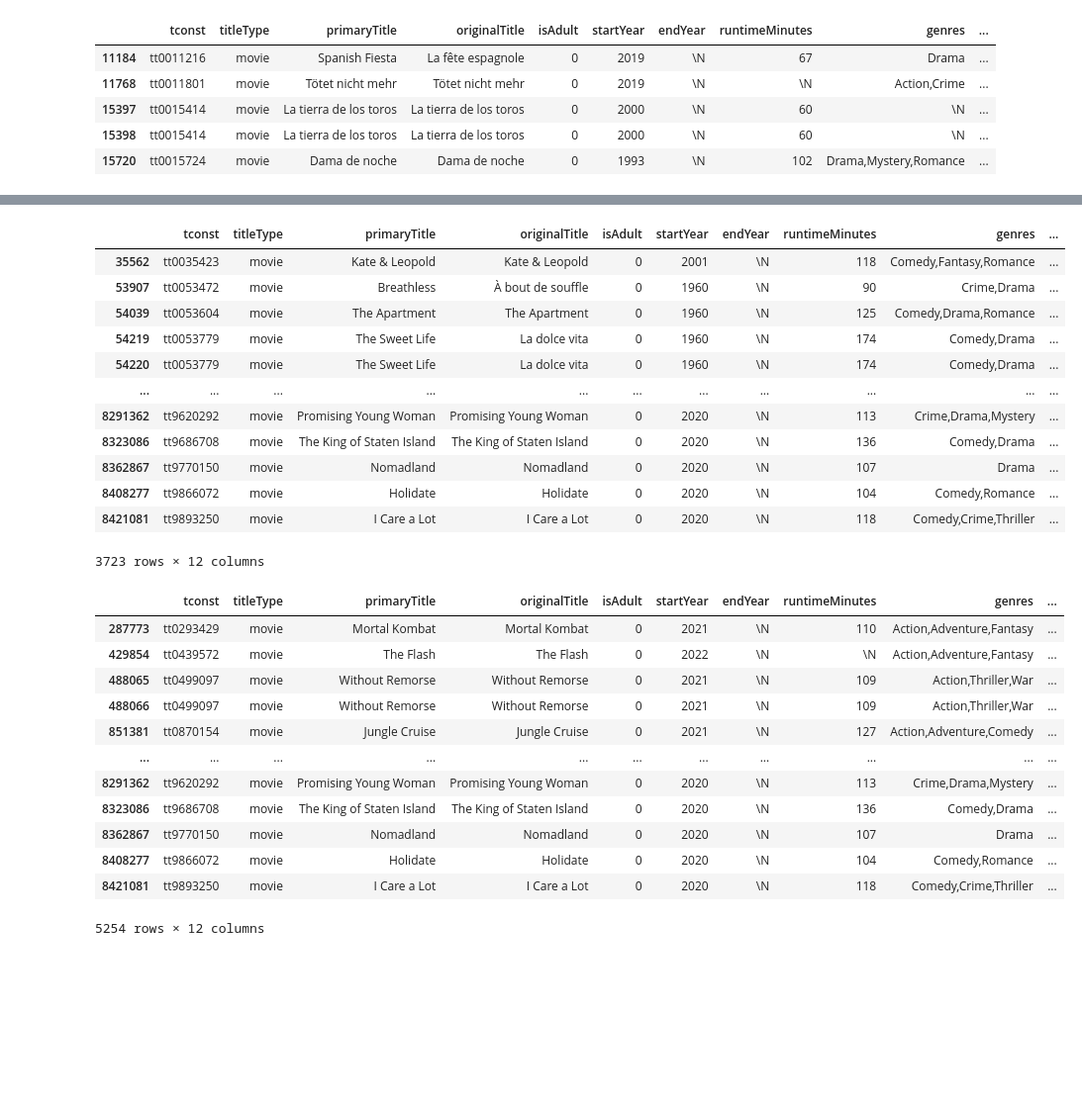
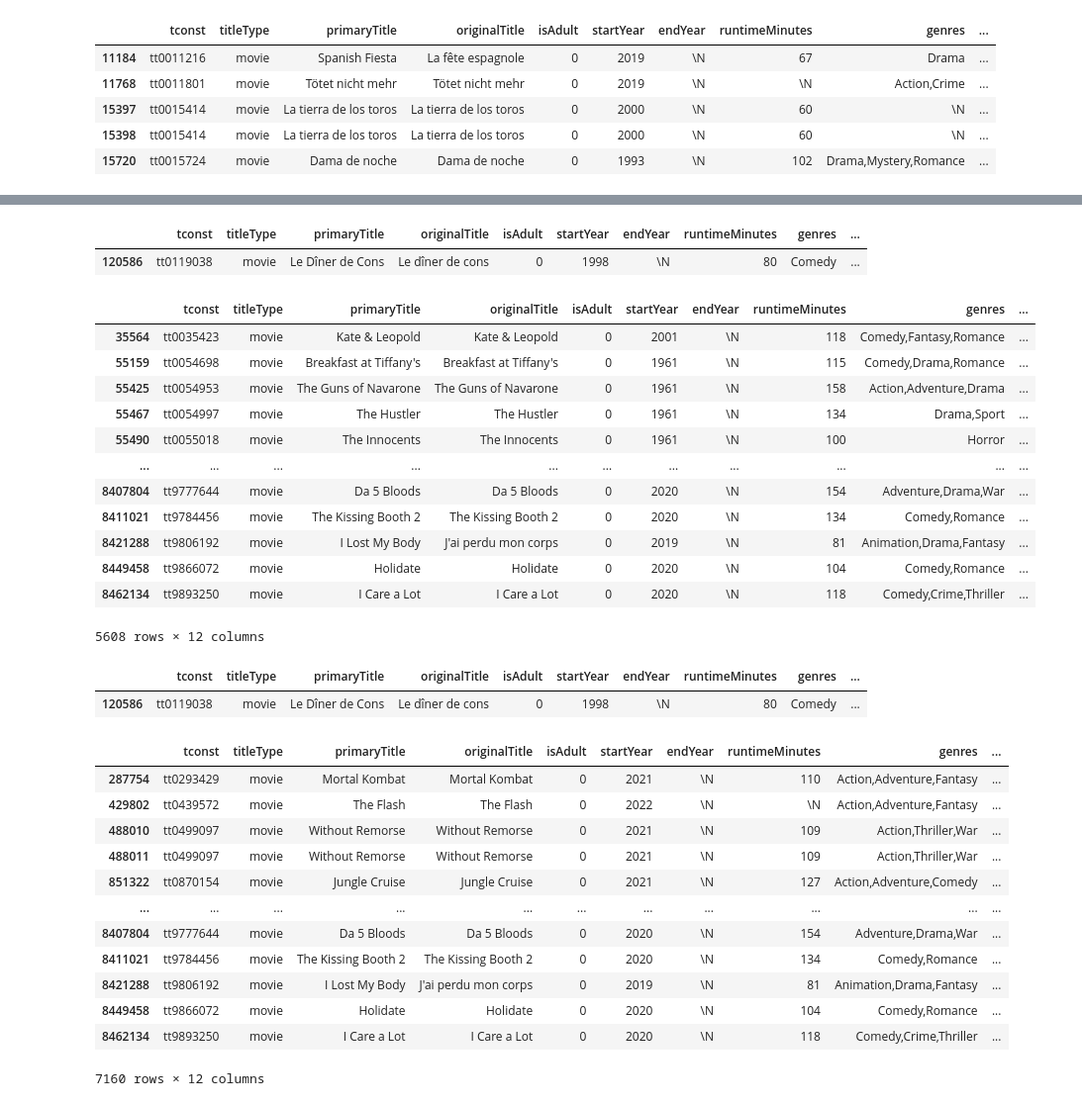
Before and after one commit to BerengerQueune/ABC-Data, a Jupyter notebook: Berenger/Database_projet/dataset_projet.ipynb, the cells around one changed output, grey strips where cells are left out. Shown at 99% size. Cells and saved outputs as stored; diff of their text form; code cells hidden in the pictures; blank space fills up the shorter version.

```diff
--- a/Berenger/Database_projet/dataset_projet.ipynb
+++ b/Berenger/Database_projet/dataset_projet.ipynb
@@ -181,39 +186,49 @@ df_2022_2021_2
+# %%
+NewDataFrame5.loc[NewDataFrame5['tconst'] == "tt0119038"]
+# %% [output]
+|  | tconst | titleType | primaryTitle | originalTitle | isAdult | startYear | endYear | runtimeMinutes | genres | ... |
+| 120586 | tt0119038 | movie | Le Dîner de Cons | Le dîner de cons | 0 | 1998 | \N | 80 | Comedy | ... |
 # %%
 
-NewDataFrame6 = NewDataFrame5.loc[(NewDataFrame5['startYear'] <= 2020) & (NewDataFrame5['numVotes'] >= 50000)]
+NewDataFrame6 = NewDataFrame5.loc[(NewDataFrame5['startYear'] <= 2020) & (NewDataFrame5['numVotes'] >= 25000)]
 NewDataFrame6
 # %% [output]
 |  | tconst | titleType | primaryTitle | originalTitle | isAdult | startYear | endYear | runtimeMinutes | genres | ... |
-| 35562 | tt0035423 | movie | Kate & Leopold | Kate & Leopold | 0 | 2001 | \N | 118 | Comedy,Fantasy,Romance | ... |
-| 53907 | tt0053472 | movie | Breathless | À bout de souffle | 0 | 1960 | \N | 90 | Crime,Drama | ... |
-| 54039 | tt0053604 | movie | The Apartment | The Apartment | 0 | 1960 | \N | 125 | Comedy,Drama,Romance | ... |
-| 54219 | tt0053779 | movie | The Sweet Life | La dolce vita | 0 | 1960 | \N | 174 | Comedy,Drama | ... |
-| 54220 | tt0053779 | movie | The Sweet Life | La dolce vita | 0 | 1960 | \N | 174 | Comedy,Drama | ... |
+| 35564 | tt0035423 | movie | Kate & Leopold | Kate & Leopold | 0 | 2001 | \N | 118 | Comedy,Fantasy,Romance | ... |
+| 55159 | tt0054698 | movie | Breakfast at Tiffany's | Breakfast at Tiffany's | 0 | 1961 | \N | 115 | Comedy,Drama,Romance | ... |
+| 55425 | tt0054953 | movie | The Guns of Navarone | The Guns of Navarone | 0 | 1961 | \N | 158 | Action,Adventure,Drama | ... |
+| 55467 | tt0054997 | movie | The Hustler | The Hustler | 0 | 1961 | \N | 134 | Drama,Sport | ... |
+| 55490 | tt0055018 | movie | The Innocents | The Innocents | 0 | 1961 | \N | 100 | Horror | ... |
 | ... | ... | ... | ... | ... | ... | ... | ... | ... | ... | ... |
-| 8291362 | tt9620292 | movie | Promising Young Woman | Promising Young Woman | 0 | 2020 | \N | 113 | Crime,Drama,Mystery | ... |
-| 8323086 | tt9686708 | movie | The King of Staten Island | The King of Staten Island | 0 | 2020 | \N | 136 | Comedy,Drama | ... |
-| 8362867 | tt9770150 | movie | Nomadland | Nomadland | 0 | 2020 | \N | 107 | Drama | ... |
-| 8408277 | tt9866072 | movie | Holidate | Holidate | 0 | 2020 | \N | 104 | Comedy,Romance | ... |
-| 8421081 | tt9893250 | movie | I Care a Lot | I Care a Lot | 0 | 2020 | \N | 118 | Comedy,Crime,Thriller | ... |
+| 8407804 | tt9777644 | movie | Da 5 Bloods | Da 5 Bloods | 0 | 2020 | \N | 154 | Adventure,Drama,War | ... |
+| 8411021 | tt9784456 | movie | The Kissing Booth 2 | The Kissing Booth 2 | 0 | 2020 | \N | 134 | Comedy,Romance | ... |
+| 8421288 | tt9806192 | movie | I Lost My Body | J'ai perdu mon corps | 0 | 2019 | \N | 81 | Animation,Drama,Fantasy | ... |
+| 8449458 | tt9866072 | movie | Holidate | Holidate | 0 | 2020 | \N | 104 | Comedy,Romance | ... |
+| 8462134 | tt9893250 | movie | I Care a Lot | I Care a Lot | 0 | 2020 | \N | 118 | Comedy,Crime,Thriller | ... |
-3723 rows × 12 columns
+5608 rows × 12 columns
+# %%
+NewDataFrame6.loc[NewDataFrame6['tconst'] == "tt0119038"]
+# %% [output]
+|  | tconst | titleType | primaryTitle | originalTitle | isAdult | startYear | endYear | runtimeMinutes | genres | ... |
+| 120586 | tt0119038 | movie | Le Dîner de Cons | Le dîner de cons | 0 | 1998 | \N | 80 | Comedy | ... |
 # %%
 frames = [df_2022_2021_2, NewDataFrame6]
 frames2 = pd.concat(frames)
 frames2
 # %% [output]
 |  | tconst | titleType | primaryTitle | originalTitle | isAdult | startYear | endYear | runtimeMinutes | genres | ... |
-| 287773 | tt0293429 | movie | Mortal Kombat | Mortal Kombat | 0 | 2021 | \N | 110 | Action,Adventure,Fantasy | ... |
-| 429854 | tt0439572 | movie | The Flash | The Flash | 0 | 2022 | \N | \N | Action,Adventure,Fantasy | ... |
-| 488065 | tt0499097 | movie | Without Remorse | Without Remorse | 0 | 2021 | \N | 109 | Action,Thriller,War | ... |
-| 488066 | tt0499097 | movie | Without Remorse | Without Remorse | 0 | 2021 | \N | 109 | Action,Thriller,War | ... |
-| 851381 | tt0870154 | movie | Jungle Cruise | Jungle Cruise | 0 | 2021 | \N | 127 | Action,Adventure,Comedy | ... |
+| 287754 | tt0293429 | movie | Mortal Kombat | Mortal Kombat | 0 | 2021 | \N | 110 | Action,Adventure,Fantasy | ... |
+| 429802 | tt0439572 | movie | The Flash | The Flash | 0 | 2022 | \N | \N | Action,Adventure,Fantasy | ... |
+| 488010 | tt0499097 | movie | Without Remorse | Without Remorse | 0 | 2021 | \N | 109 | Action,Thriller,War | ... |
+| 488011 | tt0499097 | movie | Without Remorse | Without Remorse | 0 | 2021 | \N | 109 | Action,Thriller,War | ... |
+| 851322 | tt0870154 | movie | Jungle Cruise | Jungle Cruise | 0 | 2021 | \N | 127 | Action,Adventure,Comedy | ... |
 | ... | ... | ... | ... | ... | ... | ... | ... | ... | ... | ... |
-| 8291362 | tt9620292 | movie | Promising Young Woman | Promising Young Woman | 0 | 2020 | \N | 113 | Crime,Drama,Mystery | ... |
-| 8323086 | tt9686708 | movie | The King of Staten Island | The King of Staten Island | 0 | 2020 | \N | 136 | Comedy,Drama | ... |
-| 8362867 | tt9770150 | movie | Nomadland | Nomadland | 0 | 2020 | \N | 107 | Drama | ... |
-| 8408277 | tt9866072 | movie | Holidate | Holidate | 0 | 2020 | \N | 104 | Comedy,Romance | ... |
-| 8421081 | tt9893250 | movie | I Care a Lot | I Care a Lot | 0 | 2020 | \N | 118 | Comedy,Crime,Thriller | ... |
+| 8407804 | tt9777644 | movie | Da 5 Bloods | Da 5 Bloods | 0 | 2020 | \N | 154 | Adventure,Drama,War | ... |
+| 8411021 | tt9784456 | movie | The Kissing Booth 2 | The Kissing Booth 2 | 0 | 2020 | \N | 134 | Comedy,Romance | ... |
+| 8421288 | tt9806192 | movie | I Lost My Body | J'ai perdu mon corps | 0 | 2019 | \N | 81 | Animation,Drama,Fantasy | ... |
+| 8449458 | tt9866072 | movie | Holidate | Holidate | 0 | 2020 | \N | 104 | Comedy,Romance | ... |
+| 8462134 | tt9893250 | movie | I Care a Lot | I Care a Lot | 0 | 2020 | \N | 118 | Comedy,Crime,Thriller | ... |
-5254 rows × 12 columns
+7160 rows × 12 columns
 # %%
 frames3 = frames2.drop_duplicates(subset=['tconst'], keep=False)
 frames3
```
Also changed, not shown: parts of 19 cells of this notebook, 1 other file.
